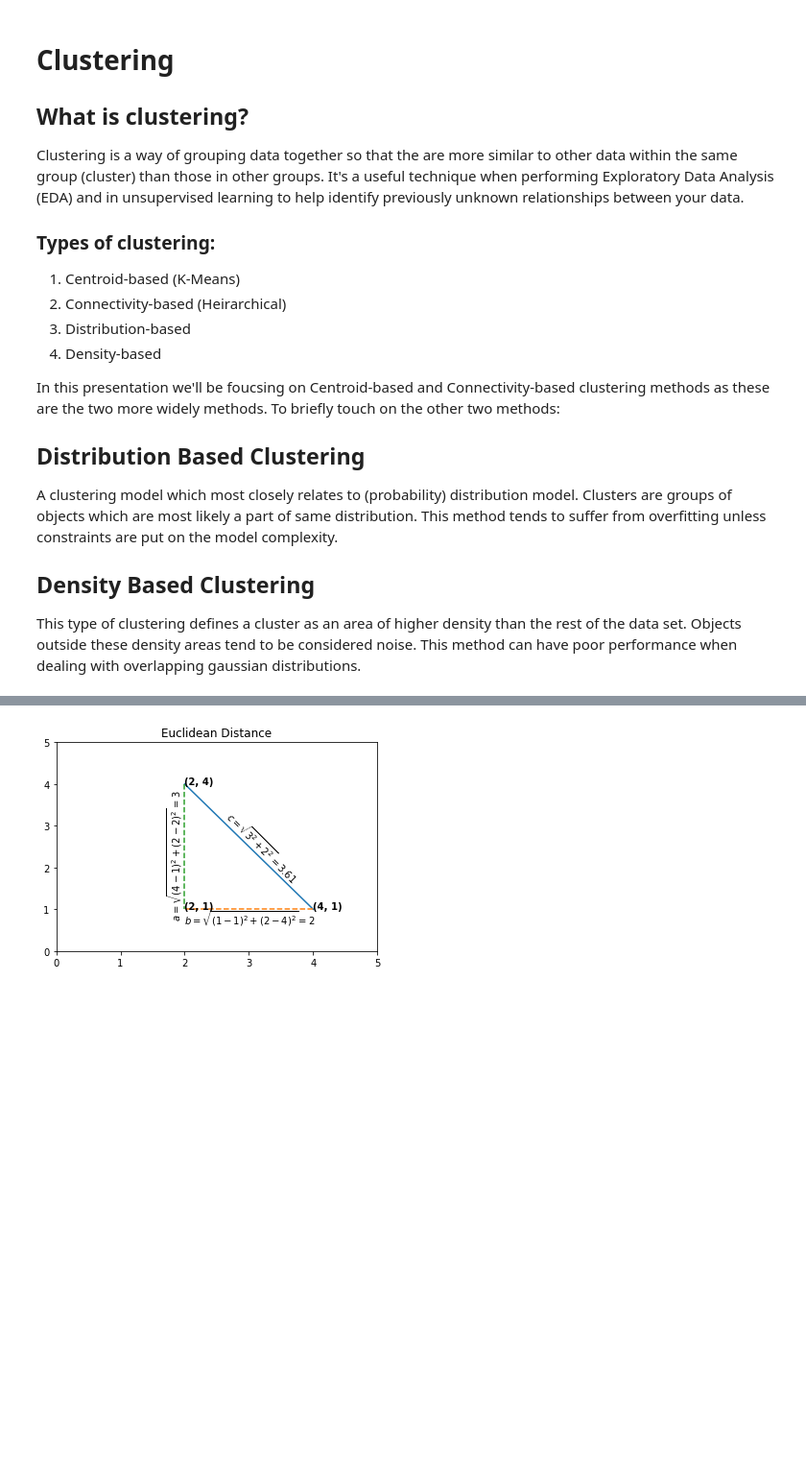
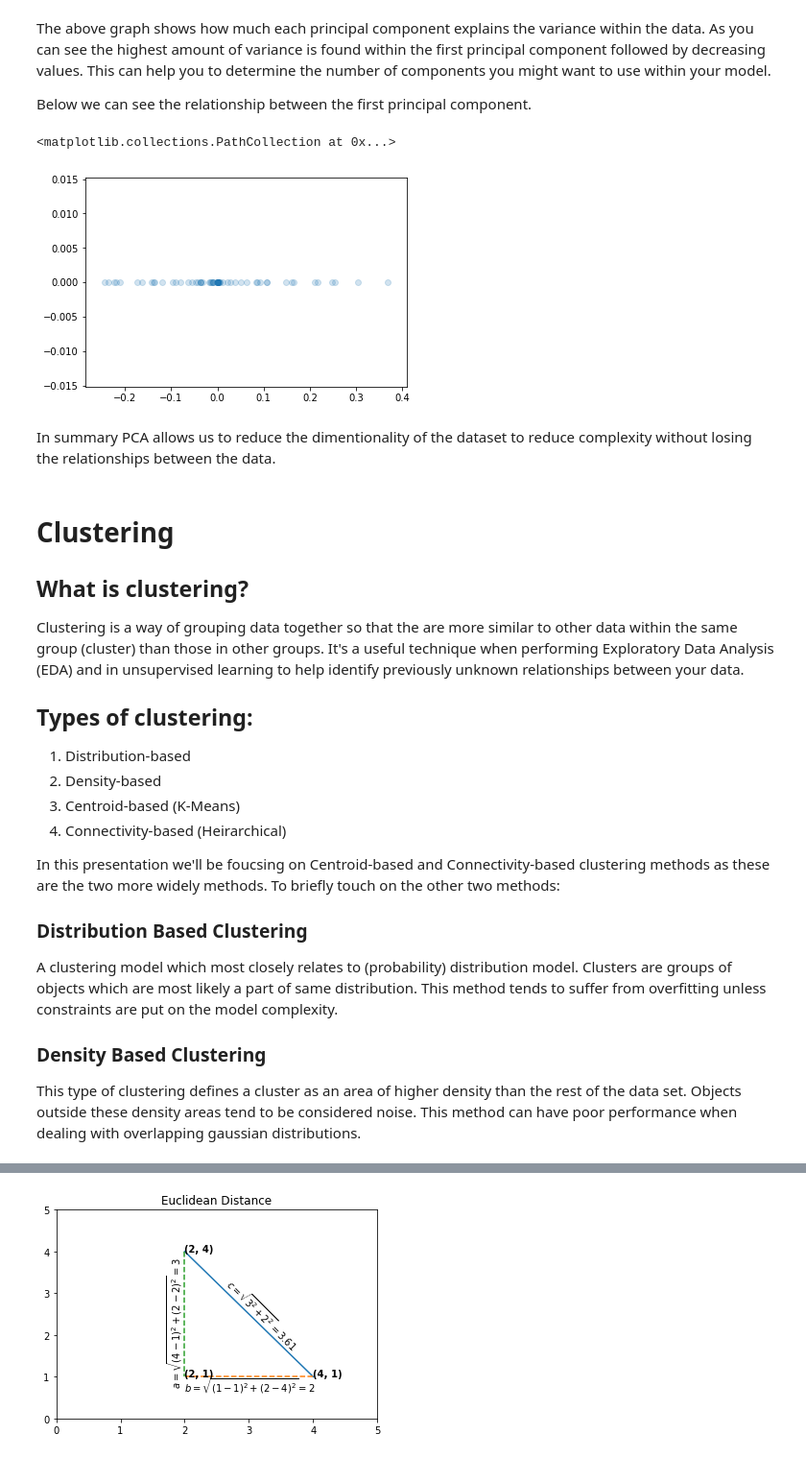
Before and after one commit to PyDataFortWayne/MachineLearningClustering, a Jupyter notebook: MachineLearningClustering.ipynb, the cells around one changed output, grey strips where cells are left out. Shown at 96% size. Drawn from its saved outputs; the diff is of its cells as text; code cells hidden in the pictures; blank space fills up the shorter version.

```diff
--- a/MachineLearningClustering.ipynb
+++ b/MachineLearningClustering.ipynb
@@ -6,20 +66,33 @@ import matplotlib.pyplot as plt
+# %% [markdown]
+The above graph shows how much each principal component explains the variance within the data. As you can see the highest amount of variance is found within the first principal component followed by decreasing values. This can help you to determine the number of components you might want to use within your model.
+
+Below we can see the relationship between the first principal component.
+# %%
+x = [0] * len(pca.components_[0])
+plt.scatter(pca.components_[0], x, alpha=0.2)
+# %% [output]
+<matplotlib.collections.PathCollection at 0x...>
+[figure, added]
+# %% [markdown]
+In summary PCA allows us to reduce the dimentionality of the dataset to reduce complexity without losing the relationships between the data.
 # %% [markdown]
-# Clustering
-## What is clustering?
+# Clustering <a type="anchor" id="clustering"/>
+## What is clustering? <a type="anchor" id="clustering-what"/>
 Clustering is a way of grouping data together so that the are more similar to other data within the same group (cluster) than those in other groups. It's a useful technique when performing Exploratory Data Analysis (EDA) and in unsupervised learning to help identify previously unknown relationships between your data.
 
 
-### Types of clustering:
-1. Centroid-based (K-Means)
-2. Connectivity-based (Heirarchical)
-3. Distribution-based
-4. Density-based
+## Types of clustering: <a type="anchor" id="clustering-types"/>
+1. Distribution-based
+2. Density-based
+3. Centroid-based (K-Means)
+4. Connectivity-based (Heirarchical)
+
 
 In this presentation we'll be foucsing on Centroid-based and Connectivity-based clustering methods as these are the two more widely methods. To briefly touch on the other two methods:
 
-## Distribution Based Clustering
+### Distribution Based Clustering <a type="anchor" id="clustering-types-distribution"/>
 A clustering model which most closely relates to (probability) distribution model. Clusters are groups of objects which are most likely a part of same distribution. This method tends to suffer from overfitting unless constraints are put on the model complexity.
 
-## Density Based Clustering
+### Density Based Clustering <a type="anchor" id="clustering-types-density"/>
 This type of clustering defines a cluster as an area of higher density than the rest of the data set. Objects outside these density areas tend to be considered noise. This method can have poor performance when dealing with overlapping gaussian distributions.
 # %% [markdown]
```
Also changed, not shown: parts of 18 cells of this notebook.
